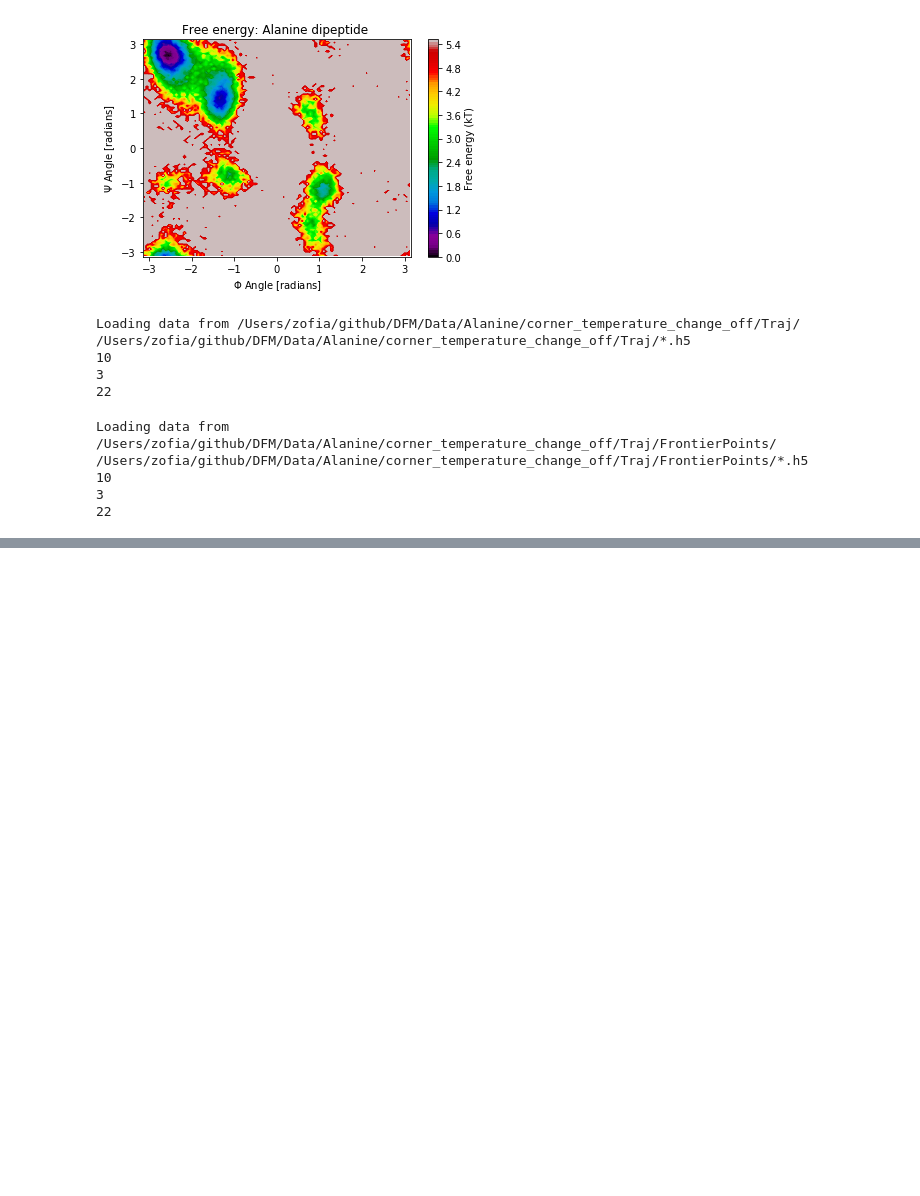
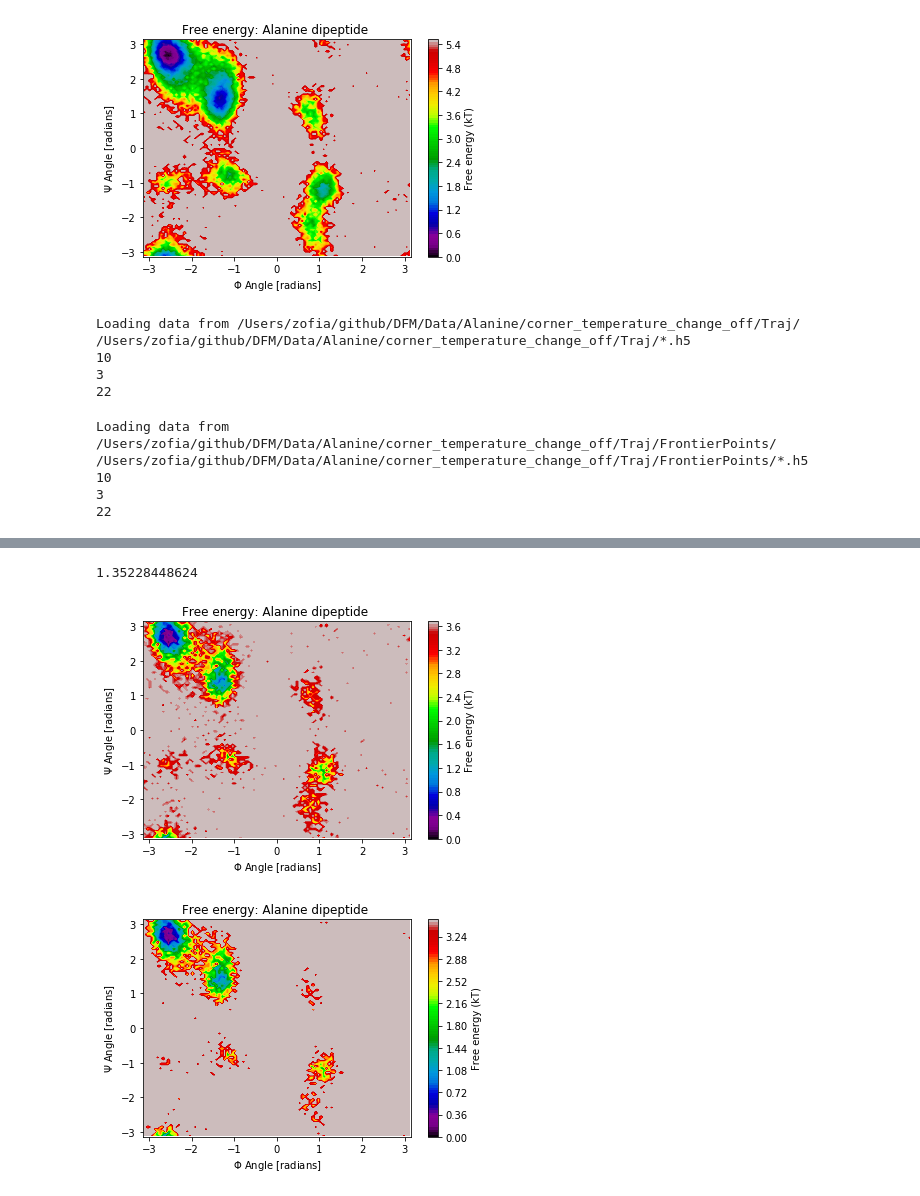
Before and after one commit to ZofiaTr/DFM, a Jupyter notebook: interactivePython/post_proc_alanine_frontierPointsEvolution.ipynb, the cells around one changed output, grey strips where cells are left out. Drawn from its saved outputs; the diff is of its cells as text; code cells hidden in the pictures; blank space fills up the shorter version.

```diff
--- a/interactivePython/post_proc_alanine_frontierPointsEvolution.ipynb
+++ b/interactivePython/post_proc_alanine_frontierPointsEvolution.ipynb
@@ -505,8 +536,10 @@ def getDominantEigenvector(tr, eps, numberOfLandmarks, smpl, model, T, method):
         tmp =  tmp.xyz.reshape((tmp.xyz.shape[0], tmp.xyz.shape[1]*tmp.xyz.shape[2]))
 
         tr=tmp
-        v1, qTarget, qEmp, Epot, kernel=sampler.dominantEigenvectorDiffusionMap(tr, eps, smpl, T, method)
+        FEV, qTarget, qEmp, Epot, kernel=sampler.dominantEigenvectorDiffusionMap(tr, eps, smpl, T, method, nrOfFirstEigenVectors=3)
 
+        print(FEV.shape)
+        v1=FEV[:,0]
         #qTargetNormalized = qTarget/np.sum(qTarget)
 
         #get landmarks
@@ -516,7 +549,7 @@ def getDominantEigenvector(tr, eps, numberOfLandmarks, smpl, model, T, method):
 
         tr =  tr.reshape((tr_orig.shape[0], tr_orig.shape[1],tr_orig.shape[2]))
 
-        return tr, levelsets, v1, lm, qEmp, Epot, qTarget
+        return tr, levelsets, FEV, lm, qEmp, Epot, qTarget
 
 
 def computeFreeEnergyAtLandmarkedPoint(qTarget, qEmp, levelsets, method='weighted'):
@@ -588,21 +621,16 @@ def computeFreeEnergyAtEveryPoint(X, V1, width, qTarget, qEmp, method='weighted'
                     freeEnergy[k] = -np.log(h[k]/sum(h))
                 elif(method=='weighted'):
 #
-                    freeEnergy[k] =  -np.log( h[k]/sum(h) / Ntilde)
+                    freeEnergy[k] =  -np.log( h[k]/ Ntilde)
 
 
 
 
         if(method=='weighted'):
-            return freeEnergy, weight, Ntilde
+            return freeEnergy#, weight, Ntilde
         else:
             return freeEnergy
 
-
-
-
-
-
 #
 # %%
 numberOfLandmarks=10
@@ -610,7 +638,7 @@ epsilon=1
 
 Xshort=X_FT
 print(len(Xshort))
-while(len(Xshort)>2000):
+while(len(Xshort)>10000):
     Xshort=Xshort[::2]
 #Xshort=X[::10]
 print("Shape of input data: "+repr((Xshort.shape)))
@@ -620,7 +648,7 @@ print("Shape of input data: "+repr((Xshort.shape)))
 
 
 
-Xsp_FT,levelsets_FT, V1_FT, lm_FT, qEmp_FT, Epot_FT, qTarget_FT =getDominantEigenvector(Xshort, epsilon, numberOfLandmarks, samplerAlgo, samplerAlgo.model, samplerAlgo.T, 'TMDiffmap')#'TMDiffmap')#'Diffmap')
+Xsp_FT,levelsets_FT, FEV, lm_FT, qEmp_FT, Epot_FT, qTarget_FT =getDominantEigenvector(Xshort, epsilon, numberOfLandmarks, samplerAlgo, samplerAlgo.model, samplerAlgo.T, 'TMDiffmap')#'TMDiffmap')#'Diffmap')
 
 #freeEnergy_FT, weight_FT, Ntilde_FT = computeFreeEnergyAtLandmarkedPoint(qTarget_FT, qEmp_FT, levelsets_FT, method='weighted')
 # %% [output]
@@ -746,0 +802,41 @@ print('<rmsd> = '+repr(meanRunbiased*samplerAlgo.model.x_unit))
+# %%
+print(np.sum(weight))
+# %% [output]
+1.35228448624
+# %%
+
+
+psi_indices, phi_indices = [6, 8, 14, 16], [4, 6, 8, 14]
+top=md.Topology().from_openmm(samplerAlgo.model.testsystem.topology)
+
+
+inp=md.Trajectory(Xsp_FT, top)
+
+Y = md.geometry.compute_dihedrals(inp, [phi_indices, psi_indices])
+weight, Ntilde = stat.compute_weight_target_distribution(qTarget_FT, qEmp_FT)
+angles=Y
+
+mplt.plot_free_energy(np.vstack(Y)[:,0], np.vstack(Y)[:,1], weights=weight);
+plt.title('Free energy: Alanine dipeptide ')
+plt.xlabel(r'$\Phi$ Angle [radians]')
+plt.xlim(-pi, pi)
+plt.ylabel(r'$\Psi$ Angle [radians]')
+plt.ylim(-pi, pi)
+    #plt.savefig(samplerAlgo[i].algorithmName+'.eps')
+    #plt.show()
+    #plt.savefig('freeEnergy_'+samplerAlgo[i].algorithmName+'.eps', dpi='figure', bbox_inches='tight')
+plt.show()
+
+mplt.plot_free_energy(np.vstack(Y)[:,0], np.vstack(Y)[:,1]);
+plt.title('Free energy: Alanine dipeptide ')
+plt.xlabel(r'$\Phi$ Angle [radians]')
+plt.xlim(-pi, pi)
+plt.ylabel(r'$\Psi$ Angle [radians]')
+plt.ylim(-pi, pi)
+    #plt.savefig(samplerAlgo[i].algorithmName+'.eps')
+    #plt.show()
+    #plt.savefig('freeEnergy_'+samplerAlgo[i].algorithmName+'.eps', dpi='figure', bbox_inches='tight')
+plt.show()
+# %% [output]
+[figure, added]
+[figure, added]
```
Also changed, not shown: parts of 15 cells of this notebook, 24 other files.
